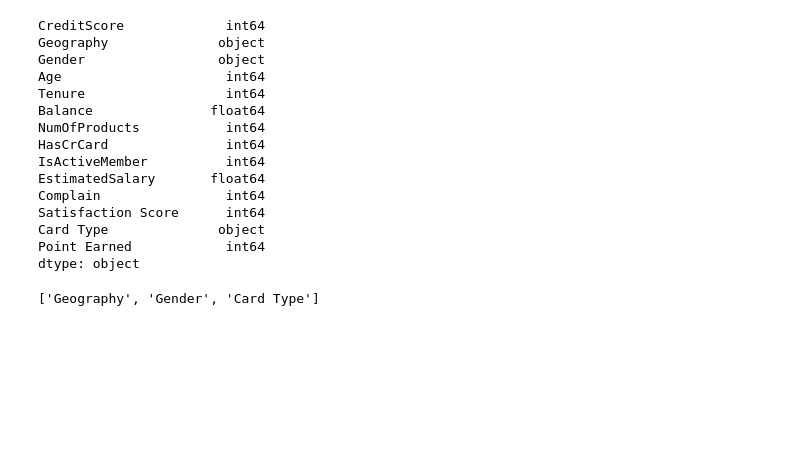
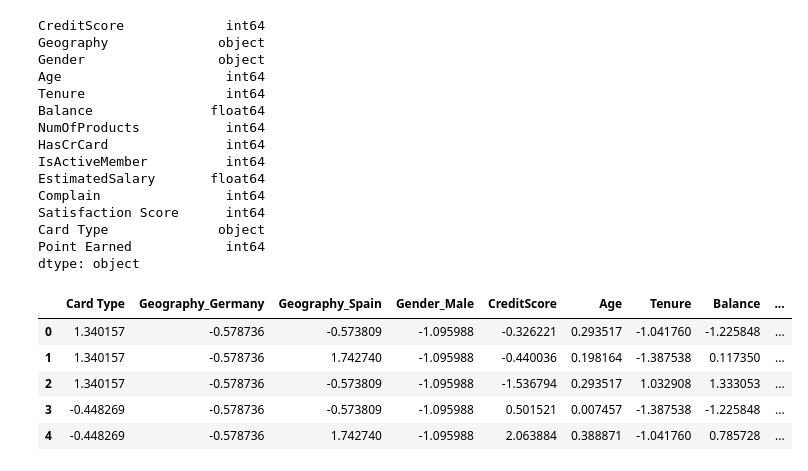
Before and after one commit to SongofG/Data_Science_Projects, a Jupyter notebook: Bank_Customer_Churn_Prediction/Bank Customer Churn Prediction.ipynb, the cells around one changed output. Drawn from its saved outputs; the diff is of its cells as text; code cells hidden in the pictures; blank space fills up the shorter version.

```diff
--- a/Bank_Customer_Churn_Prediction/Bank Customer Churn Prediction.ipynb
+++ b/Bank_Customer_Churn_Prediction/Bank Customer Churn Prediction.ipynb
@@ -403,38 +389,55 @@ Card Type              object
 Point Earned            int64
 dtype: object
 # %%
-
 # 1. Deal with Card Type
 card_type_feature = ['Card Type']
-card_type_transformer = Pipeline(
-    ('ordinal', OrdinalEncoder(categories=[['SILVER', 'GOLD', 'PLATINUM', 'DIAMOND']]))
-)
+card_type_transformer = OrdinalEncoder(categories=[['SILVER', 'GOLD', 'PLATINUM', 'DIAMOND']])
+
 
 # 2. Rest of the categorical values
-categorical_feature = ['Geography', 'Gender']
-categorical_transformer = Pipeline(
-    ('onehot', OneHotEncoder(drop='first'))
-)
+categorical_features = ['Geography', 'Gender']
+categorical_transformer = OneHotEncoder(drop='first')
 
-# 3. Scale the numerical values
-all_feature = X.columns.to_list()
-all_transformer = Pipeline(
-    ('standardize', StandardScaler())
-)
+# 3. Numerical Values
+numeric_features = X.select_dtypes(include='number').columns.to_list()
+numeric_imputer = SimpleImputer(strategy = "median")
 
 # 4. Create a Column Transformer
 preprocessor = ColumnTransformer(
     transformers=[
         ('card', card_type_transformer, card_type_feature),
-        ('cat', categorical_transformer, categorical_feature),
-        ('num', all_transformer, all_feature)
+        ('cat', categorical_transformer, categorical_features),
+        ('num', numeric_imputer, numeric_features)
+    ],
+    remainder='passthrough'
+)
+
+
+full_pipeline = Pipeline(
+    steps=[
+        ('preprocessor', preprocessor),
+        ('scaler', StandardScaler())
     ]
 )
-
-pipeline = Pipeline(
-    steps=[
-        ('preprocessor', preprocessor)
-    ]
-)
-# %% [output]
-['Geography', 'Gender', 'Card Type']
+# %%
+X_transformed = full_pipeline.fit_transform(X)
+
+# Retrieve column names
+
+onehot_encoder = full_pipeline.named_steps['preprocessor'].named_transformers_['cat']
+onehot_columns = onehot_encoder.get_feature_names_out(categorical_features).tolist()
+
+transformed_columns = card_type_feature + onehot_columns + numeric_features
+
+# X_transformed.shape[1]
+
+X_transformed_df = pd.DataFrame(X_transformed, columns=transformed_columns)
+
+X_transformed_df.head()
+# %% [output]
+|  | Card Type | Geography_Germany | Geography_Spain | Gender_Male | CreditScore | Age | Tenure | Balance | ... |
+| 0 | 1.340157 | -0.578736 | -0.573809 | -1.095988 | -0.326221 | 0.293517 | -1.041760 | -1.225848 | ... |
+| 1 | 1.340157 | -0.578736 | 1.742740 | -1.095988 | -0.440036 | 0.198164 | -1.387538 | 0.117350 | ... |
+| 2 | 1.340157 | -0.578736 | -0.573809 | -1.095988 | -1.536794 | 0.293517 | 1.032908 | 1.333053 | ... |
+| 3 | -0.448269 | -0.578736 | -0.573809 | -1.095988 | 0.501521 | 0.007457 | -1.387538 | -1.225848 | ... |
+| 4 | -0.448269 | -0.578736 | 1.742740 | -1.095988 | 2.063884 | 0.388871 | -1.041760 | 0.785728 | ... |
```
Also changed, not shown: parts of 7 cells of this notebook.
